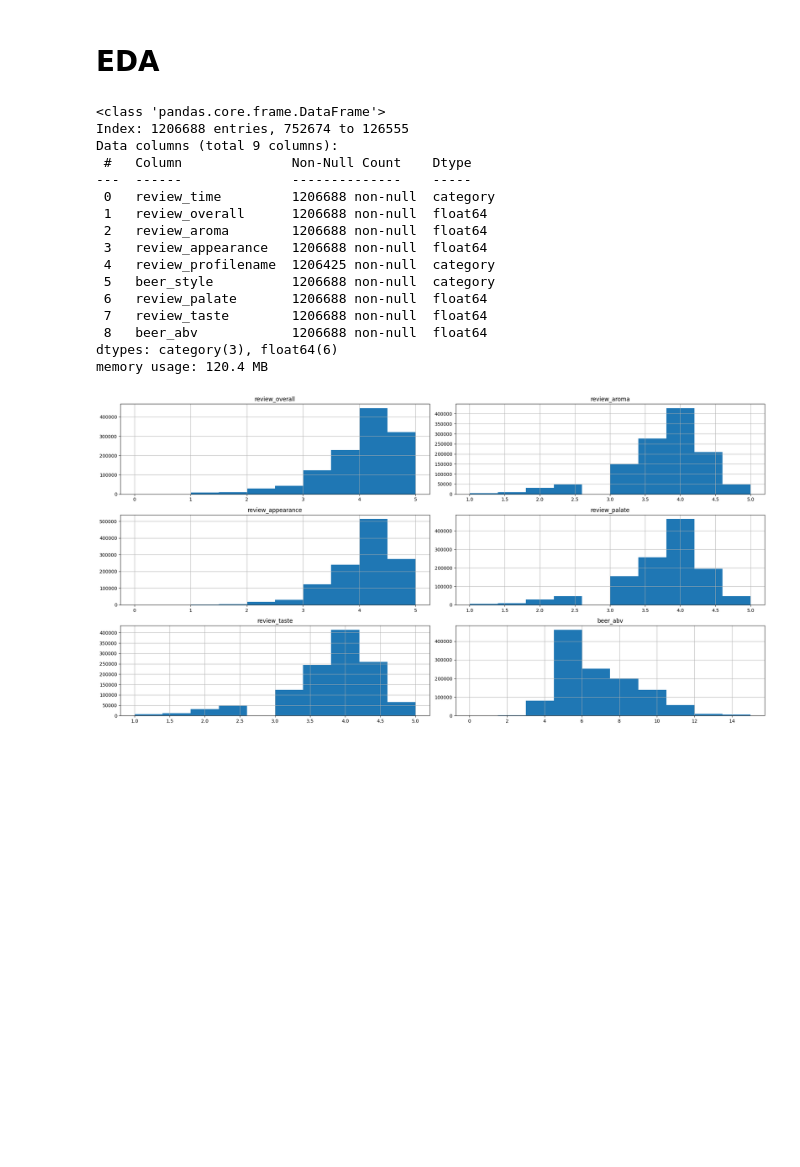
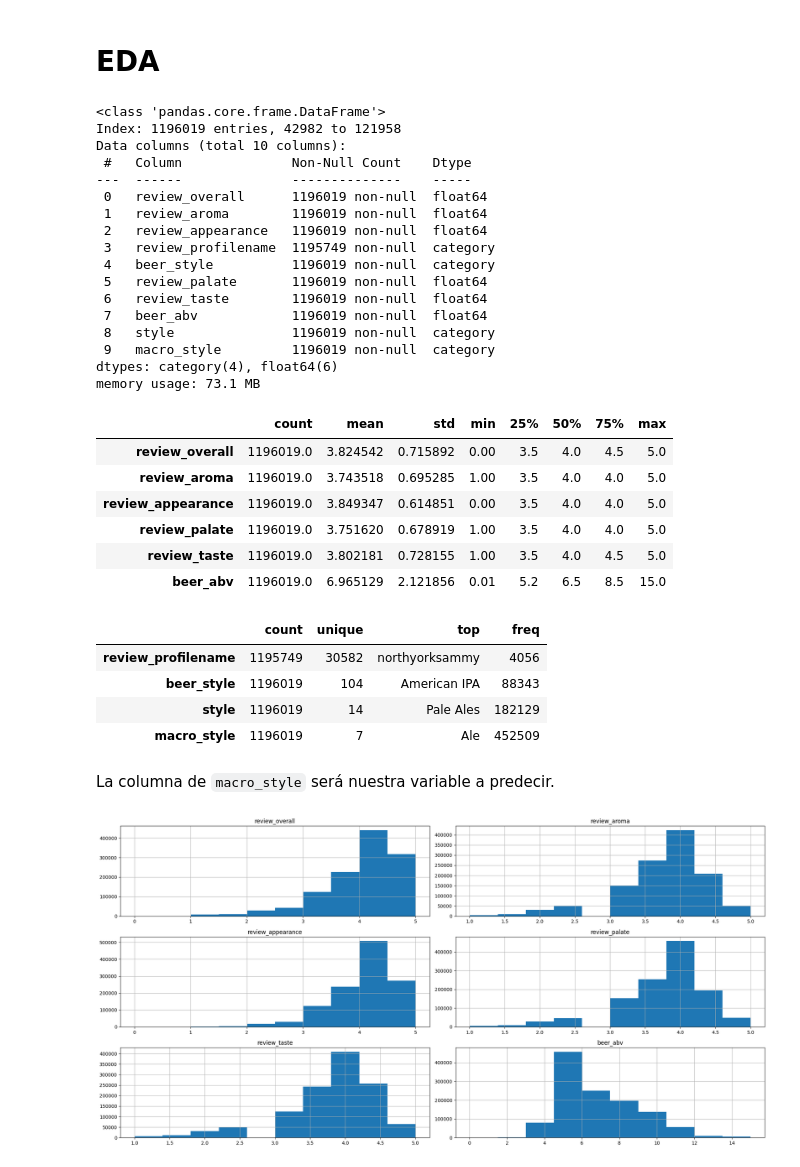
Before and after one commit to a70mico/Final_Project_Data_Science, a Jupyter notebook: src/explore_2.ipynb, the cells around one changed output. Saved outputs shown, nothing was run; the diff lists cells and outputs as text; code cells hidden in the pictures; blank space fills up the shorter version.

```diff
--- a/src/explore_2.ipynb
+++ b/src/explore_2.ipynb
@@ -449,0 +630,4 @@ Categories (104, object): ['Altbier', 'American Adjunct Lager', 'American Amber
+# %%
+# Clasificación de estilos
+df_estilos = pd.read_csv("../data/raw/clasificacion_cervezas.csv")
+df_estilos.head()
@@ -449,0 +641,4 @@ Categories (104, object): ['Altbier', 'American Adjunct Lager', 'American Amber
+# %%
+# Unir dataset con la clasificación de estilos de cerveza
+df_merge = pd.merge(df, df_estilos, on='beer_style', how='left')
+df_merge.head()
@@ -449,0 +652,8 @@ Categories (104, object): ['Altbier', 'American Adjunct Lager', 'American Amber
+# %%
+# Cambiar tipo de dato category a: style y macro_style
+df_merge['beer_style'] = df_merge['beer_style'].astype('category')
+df_merge['style'] = df_merge['style'].astype('category')
+df_merge['macro_style'] = df_merge['macro_style'].astype('category')
+
+
+df_merge.info()
@@ -450,3 +678,5 @@ Categories (104, object): ['Altbier', 'American Adjunct Lager', 'American Amber
+# %%
+df = df_merge.copy()
 # %% [markdown]
 # EDA
 # %%
@@ -454,21 +684,40 @@ df_train, df_test = train_test_split(df, test_size=0.2, random_state=42)
 df_train.info()
 # %% [output]
 <class 'pandas.core.frame.DataFrame'>
-Index: 1206688 entries, 752674 to 126555
-Data columns (total 9 columns):
+Index: 1196019 entries, 42982 to 121958
+Data columns (total 10 columns):
  #   Column              Non-Null Count    Dtype
 ---  ------              --------------    -----
- 0   review_time         1206688 non-null  category
- 1   review_overall      1206688 non-null  float64
- 2   review_aroma        1206688 non-null  float64
- 3   review_appearance   1206688 non-null  float64
- 4   review_profilename  1206425 non-null  category
- 5   beer_style          1206688 non-null  category
- 6   review_palate       1206688 non-null  float64
- 7   review_taste        1206688 non-null  float64
- 8   beer_abv            1206688 non-null  float64
-dtypes: category(3), float64(6)
-memory usage: 120.4 MB
+ 0   review_overall      1196019 non-null  float64
+ 1   review_aroma        1196019 non-null  float64
+ 2   review_appearance   1196019 non-null  float64
+ 3   review_profilename  1195749 non-null  category
+ 4   beer_style          1196019 non-null  category
+ 5   review_palate       1196019 non-null  float64
+ 6   review_taste        1196019 non-null  float64
+ 7   beer_abv            1196019 non-null  float64
+ 8   style               1196019 non-null  category
+ 9   macro_style         1196019 non-null  category
+dtypes: category(4), float64(6)
+memory usage: 73.1 MB
+# %%
+display(df_train.describe(include='number').T)
+display(df_train.describe(include='category').T)
+# %% [output]
+|  | count | mean | std | min | 25% | 50% | 75% | max |
+| review_overall | 1196019.0 | 3.824542 | 0.715892 | 0.00 | 3.5 | 4.0 | 4.5 | 5.0 |
+| review_aroma | 1196019.0 | 3.743518 | 0.695285 | 1.00 | 3.5 | 4.0 | 4.0 | 5.0 |
+| review_appearance | 1196019.0 | 3.849347 | 0.614851 | 0.00 | 3.5 | 4.0 | 4.0 | 5.0 |
+| review_palate | 1196019.0 | 3.751620 | 0.678919 | 1.00 | 3.5 | 4.0 | 4.0 | 5.0 |
+| review_taste | 1196019.0 | 3.802181 | 0.728155 | 1.00 | 3.5 | 4.0 | 4.5 | 5.0 |
+| beer_abv | 1196019.0 | 6.965129 | 2.121856 | 0.01 | 5.2 | 6.5 | 8.5 | 15.0 |
+|  | count | unique | top | freq |
+| review_profilename | 1195749 | 30582 | northyorksammy | 4056 |
+| beer_style | 1196019 | 104 | American IPA | 88343 |
+| style | 1196019 | 14 | Pale Ales | 182129 |
+| macro_style | 1196019 | 7 | Ale | 452509 |
+# %% [markdown]
+La columna de `macro_style` será nuestra variable a predecir.
 # %%
 df_train.hist(figsize=(20, 10))
 plt.tight_layout()
```
Also changed, not shown: parts of 12 cells of this notebook.
